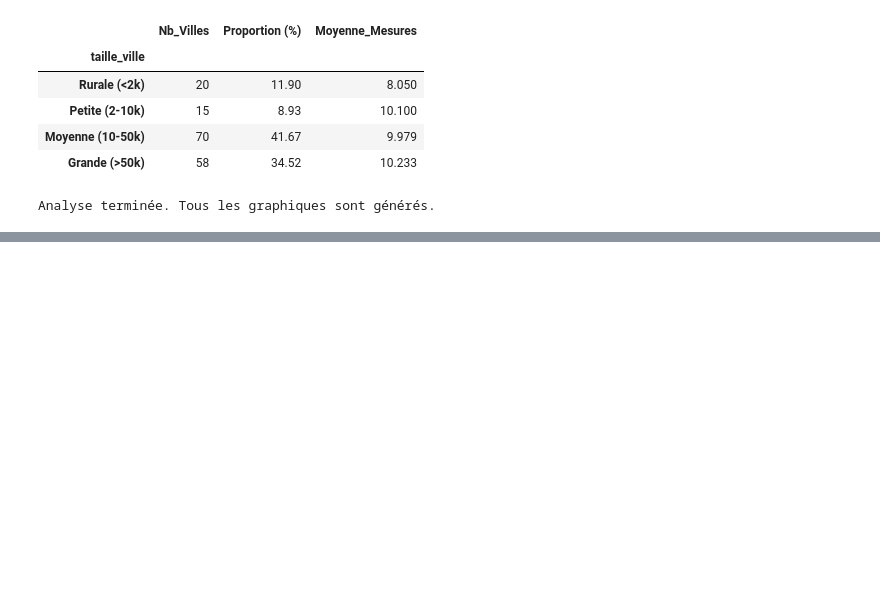
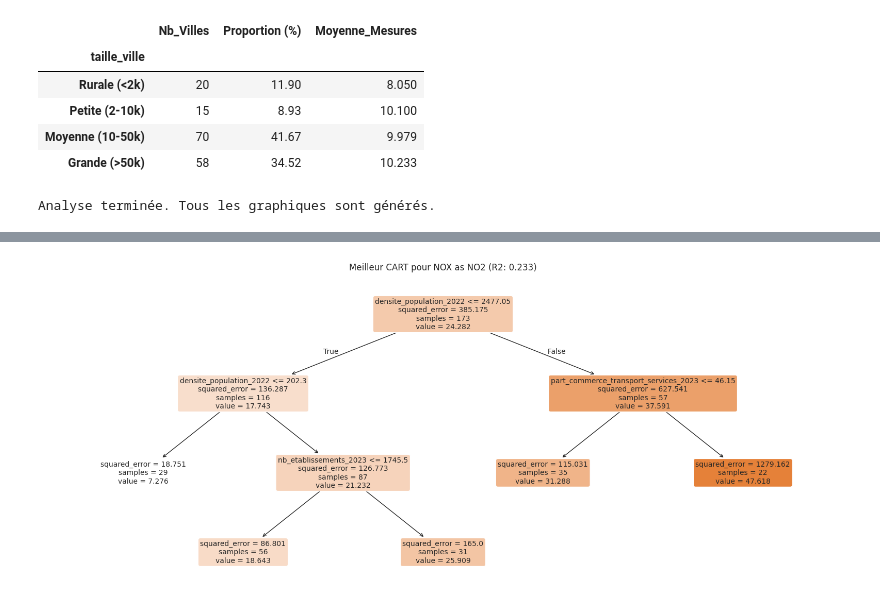
Before and after one commit to TheoSan75/Projet_Python_ENSAE_2A, a Jupyter notebook: main_clean.ipynb, the cells around one changed output, grey strips where cells are left out. Cells and saved outputs as stored; diff of their text form; code cells hidden in the pictures; blank space fills up the shorter version.

Commit message:
Ajout partie Arbres CART

```diff
--- a/main_clean.ipynb
+++ b/main_clean.ipynb
@@ -176,0 +184,98 @@ Analyse terminée. Tous les graphiques sont générés.
+# %%
+# Configuration
+polluants = ["NOX as NO2", "O3", "PM10", "PM2.5"]
+features = [
+    "population_2022",
+    "mediane_niveau_vie_2021",
+    "densite_population_2022",
+    "part_commerce_transport_services_2023",
+    "part_industrie_2023",
+    "nb_hotels_2022",
+    "nb_etablissements_2023",
+    "taux_activite_2022",
+    "part_construction_2023",
+    "nb_campings_2022"
+]
+target = "valeur"
+seed = 2003
+# %%
+# Tableau dans lequel seront stockés les métriques de chaque arbre
+results_table = []
+
+# Boucle principale
+
+for pol in polluants:
+    print(f"\n{'='*40}")
+    print(f"PROCESSING: {pol}")
+    print(f"{'='*40}")
+
+    # Import des données
+    file_path = f"data/processed_data/BDD_par_polluant/dataset_{pol}_final.csv"
+    df = pd.read_csv(file_path, sep=';')
+
+    X = df[features]
+    y = df[target]
+
+    # Split des données en éch. de train et de test
+    X_train, X_test, y_train, y_test = train_test_split(X, y, test_size=0.2, random_state=seed)
+
+    # Implémentation du GridSearch (pour trouver le meilleur arbre par polluant)
+    param_grid = {
+        # 1. Tree Geometry (Growth Control)
+        'max_depth': [None, 3, 5, 7, 10, 15],
+        'min_samples_split': [2, 5, 10, 20],
+        'min_samples_leaf': [1, 2, 5, 10, 20, 30],
+        'max_leaf_nodes': [None, 5, 10, 20],
+
+        # 2. Feature & Impurity Thresholds
+        'min_impurity_decrease': [0.001, 0.01, 0.1],
+
+        # 3. Pruning
+        'ccp_alpha': [0.0] + list(np.logspace(-4, -1, 5)) # From 0.0001 to 0.1
+    }
+
+    model = DecisionTreeRegressor(criterion="squared_error", random_state=seed)
+
+    # Cross-Validation
+    grid = GridSearchCV(model, param_grid, cv=5, scoring='r2', n_jobs=-1)
+    grid.fit(X_train, y_train)
+
+    best_model = grid.best_estimator_
+
+    # Prédiction et calcul des métriques
+    y_pred = best_model.predict(X_test)
+
+    r2 = r2_score(y_test, y_pred)
+    rmse = np.sqrt(mean_squared_error(y_test, y_pred))
+    mae = mean_absolute_error(y_test, y_pred)
+
+    # Sauvegarde des résultats
+    results_table.append({
+        "Pollutant": pol,
+        "R2 Score": round(r2, 3),
+        "RMSE": round(rmse, 3),
+        "MAE": round(mae, 3),
+        "Best Depth": best_model.max_depth,
+        "Min Samples Split": best_model.min_samples_split,
+        "Min Samples Leaf": best_model.min_samples_leaf,
+        "Max leaf nodes": best_model.max_leaf_nodes,
+        "Max features": best_model.max_features,
+        "Min impurity decrease": best_model.min_impurity_decrease,
+        "CCP Alpha": best_model.ccp_alpha
+    })
+
+    print(f"Meilleurs params. : {grid.best_params_}")
+    print(f"R2: {r2:.3f}")
+
+    # Affichage de l'arbre
+    plt.figure(figsize=(20, 8))
+    plot_tree(
+        best_model,
+        feature_names=features,
+        filled=True,
+        rounded=True,
+        fontsize=10,
+    )
+    plt.title(f"Meilleur CART pour {pol} (R2: {r2:.3f})")
+    plt.show()
+# %% [output]
@@ -176,0 +287 @@ Analyse terminée. Tous les graphiques sont générés.
+[figure, added]
```
Also changed, not shown: parts of 4 cells of this notebook.
